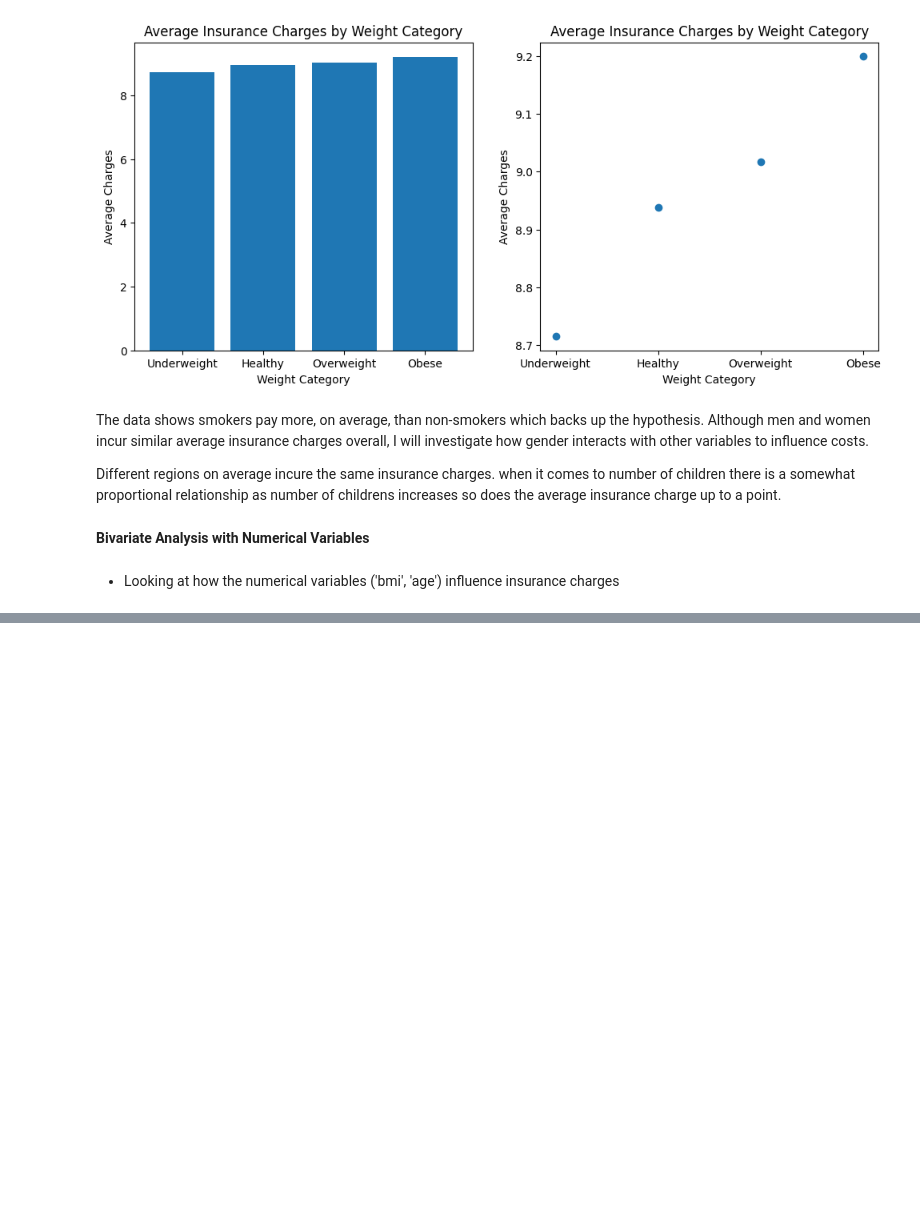
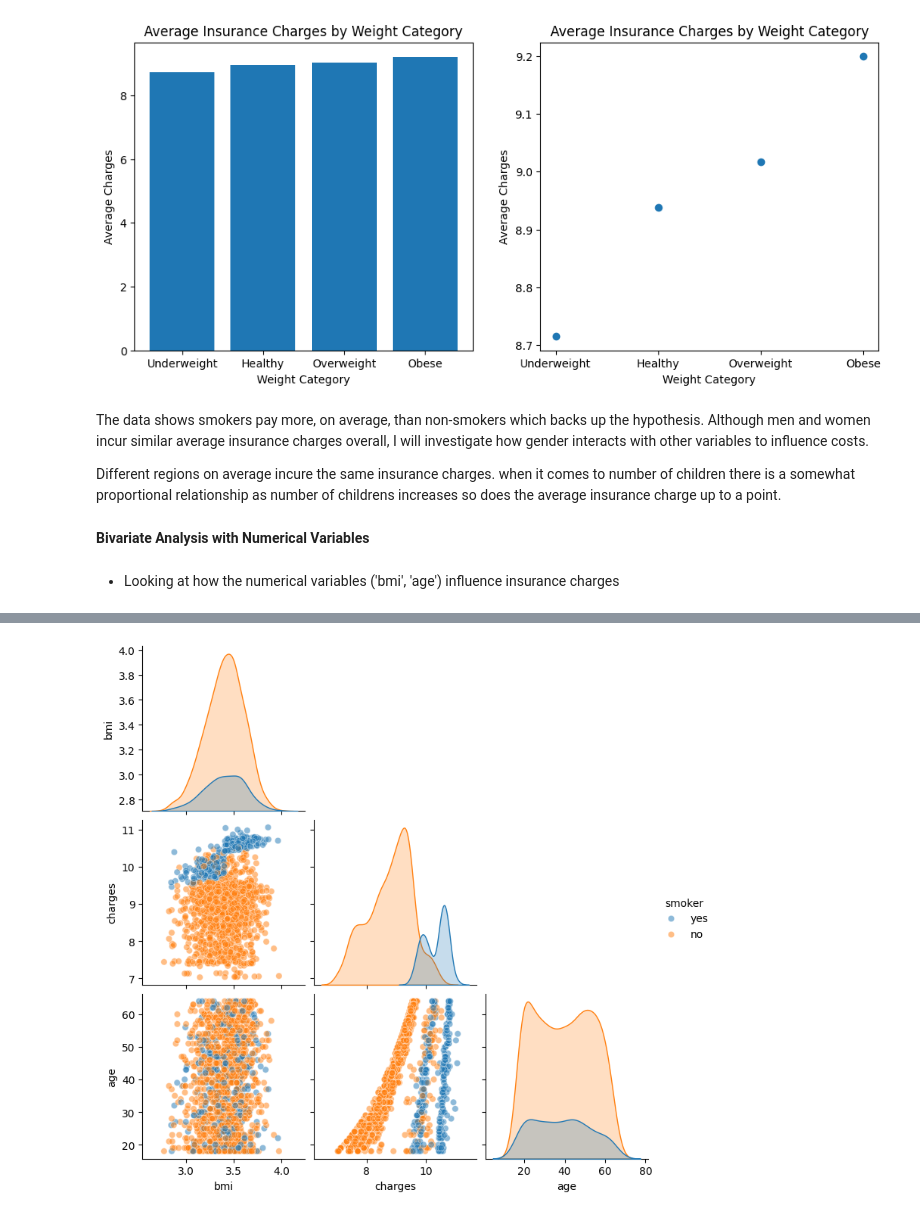
Before and after one commit to Lailah-Idrees/medical_insurance_data_analysis, a Jupyter notebook: jupyter_notebooks/Data_Visualisation.ipynb, the cells around one changed output, grey strips where cells are left out. Saved outputs shown, nothing was run; the diff lists cells and outputs as text; code cells hidden in the pictures; blank space fills up the shorter version.

```diff
--- a/jupyter_notebooks/Data_Visualisation.ipynb
+++ b/jupyter_notebooks/Data_Visualisation.ipynb
@@ -140,0 +168,7 @@ when it comes to number of children there is a somewhat proportional relationshi
+# %%
+fig=sns.pairplot(data=df[['bmi', 'charges', 'age', 'smoker']], hue='smoker', plot_kws={'alpha': 0.5});
+for i, j in zip(*np.triu_indices_from(fig.axes, 1)):
+    fig.axes[i, j].set_visible(False)
+plt.show()
+# %% [output]
+[figure, added]
```
Also changed, not shown: parts of 10 cells of this notebook.
